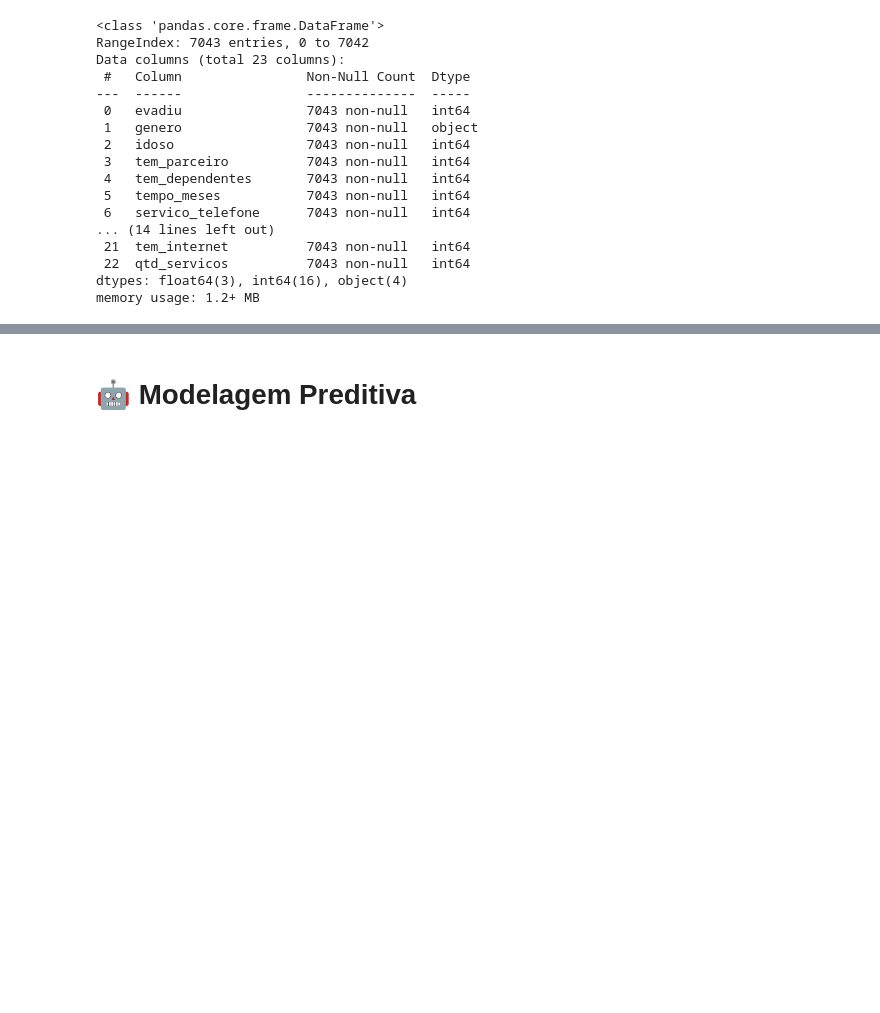
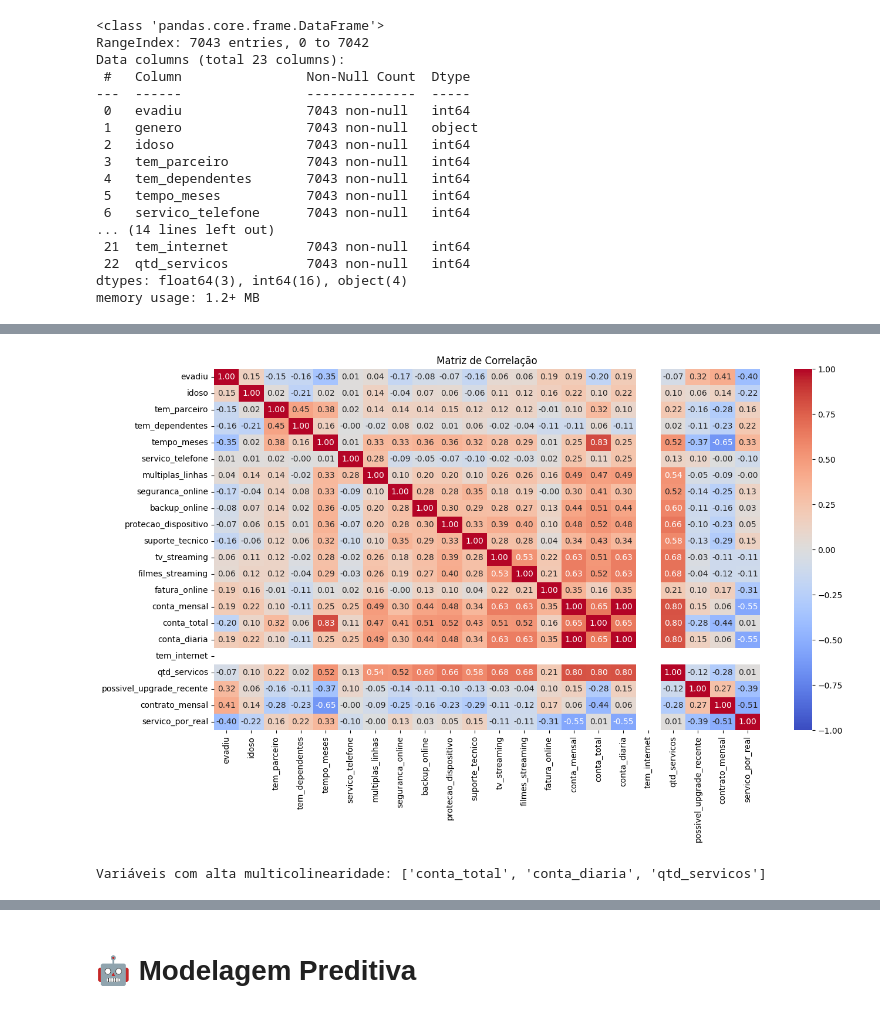
Before and after one commit to vthamada/TelecomX_parte2, a Jupyter notebook: TelecomX_parte2.ipynb, the cells around one changed output, grey strips where cells are left out. Saved outputs shown, nothing was run; the diff lists cells and outputs as text; code cells hidden in the pictures; blank space fills up the shorter version.

```diff
--- a/TelecomX_parte2.ipynb
+++ b/TelecomX_parte2.ipynb
@@ -44,0 +94,20 @@ memory usage: 1.2+ MB
+# %%
+import seaborn as sns
+import matplotlib.pyplot as plt
+
+# Calcula a matriz de correlação só para as colunas numéricas
+corr_matrix = dados.corr(numeric_only=True)
+
+# Gráfico de calor da matriz de correlação
+plt.figure(figsize=(15, 8))
+sns.heatmap(corr_matrix, annot=True, fmt=".2f", cmap='coolwarm', vmin=-1, vmax=1)
+plt.title('Matriz de Correlação')
+plt.show()
+# %% [output]
+[figure, added]
+# %%
+upper = corr_matrix.where(np.triu(np.ones(corr_matrix.shape), k=1).astype(bool))
+high_corr = [column for column in upper.columns if any(upper[column] > 0.8)]
+print("Variáveis com alta multicolinearidade:", high_corr)
+# %% [output]
+Variáveis com alta multicolinearidade: ['conta_total', 'conta_diaria', 'qtd_servicos']
```
Also changed, not shown: parts of 72 cells of this notebook.
